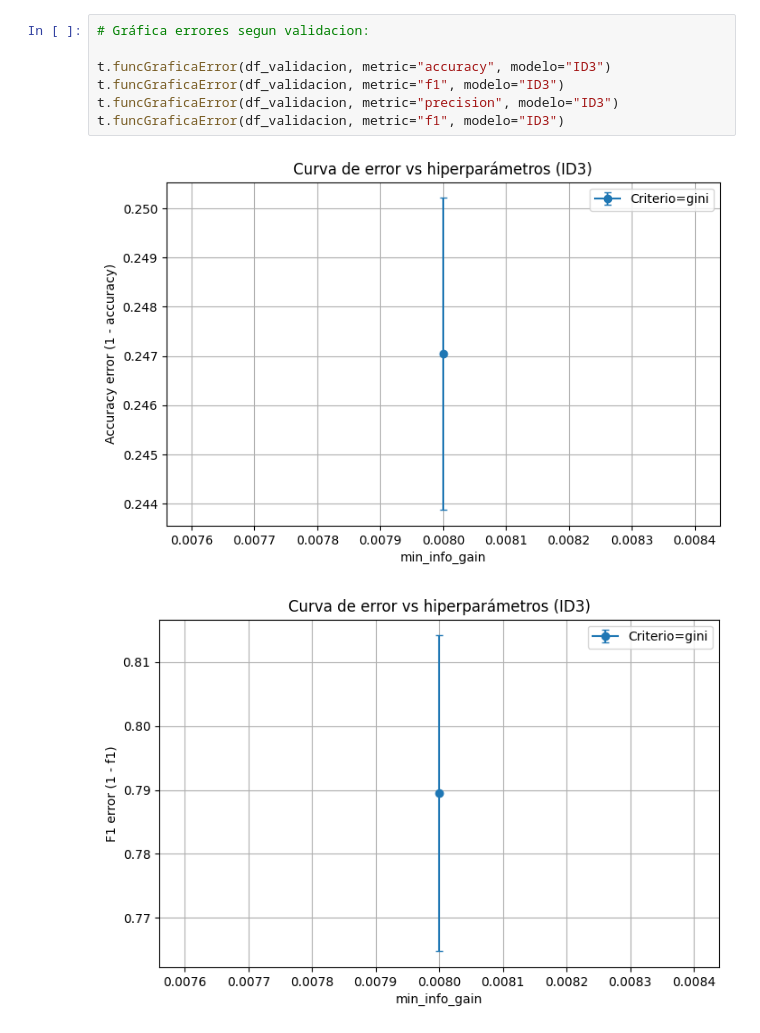
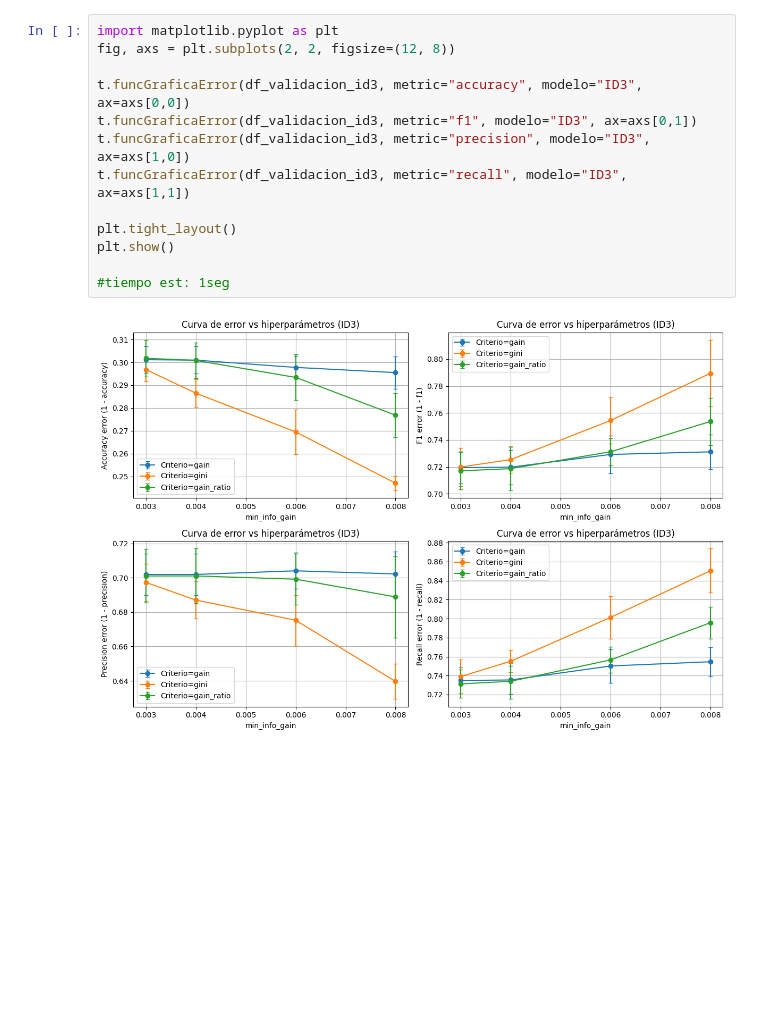
Before and after one commit to Ezequiel-Capo/MachineLearningLab, a Jupyter notebook: LAB1/Script/evaluacion_modelos.ipynb, the cells around one changed output. Drawn from its saved outputs; the diff is of its cells as text; blank space fills up the shorter version.

```diff
--- a/LAB1/Script/evaluacion_modelos.ipynb
+++ b/LAB1/Script/evaluacion_modelos.ipynb
@@ -58,10 +66,15 @@ criterio  min_info_gain  accuracy_mean  accuracy_std  f1_mean  f1_std  recall_me
 # %%
-# Gráfica errores segun validacion:
+import matplotlib.pyplot as plt
+fig, axs = plt.subplots(2, 2, figsize=(12, 8))
 
-t.funcGraficaError(df_validacion, metric="accuracy", modelo="ID3")
-t.funcGraficaError(df_validacion, metric="f1", modelo="ID3")
-t.funcGraficaError(df_validacion, metric="precision", modelo="ID3")
-t.funcGraficaError(df_validacion, metric="f1", modelo="ID3")
+t.funcGraficaError(df_validacion_id3, metric="accuracy", modelo="ID3", ax=axs[0,0])
+t.funcGraficaError(df_validacion_id3, metric="f1", modelo="ID3", ax=axs[0,1])
+t.funcGraficaError(df_validacion_id3, metric="precision", modelo="ID3", ax=axs[1,0])
+t.funcGraficaError(df_validacion_id3, metric="recall", modelo="ID3", ax=axs[1,1])
+
+plt.tight_layout()
+plt.show()
+
+#tiempo est: 1seg
 # %% [output]
-[figure, old version]
+[figure, new version]
-[figure, removed]
```
Also changed, not shown: parts of 9 cells of this notebook, 22 other files.
